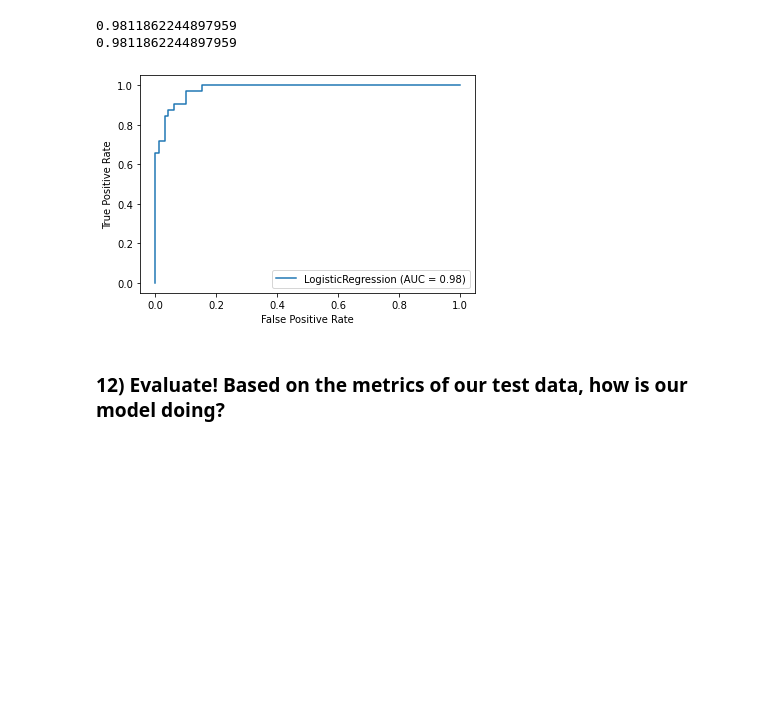
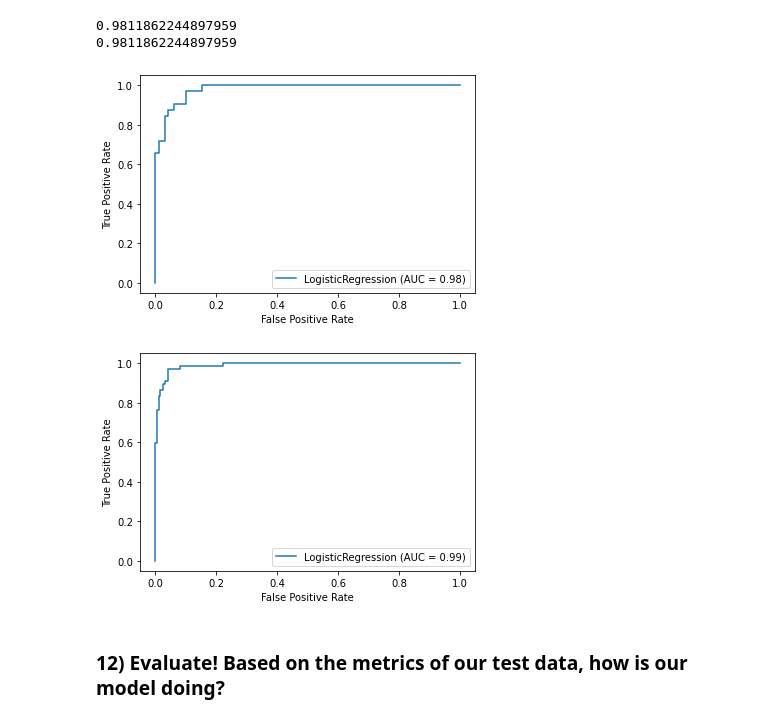
Before and after one commit to evanstaffen/NYC-DS-091922, a Jupyter notebook: CodeChallengeReviews/Phase3/P3-Code-Challenge-Review.ipynb, the cells around one changed output. Drawn from its saved outputs; the diff is of its cells as text; code cells hidden in the pictures; blank space fills up the shorter version.

```diff
--- a/CodeChallengeReviews/Phase3/P3-Code-Challenge-Review.ipynb
+++ b/CodeChallengeReviews/Phase3/P3-Code-Challenge-Review.ipynb
@@ -282,9 +303,11 @@ print(roc_auc_score(y_test, probs[:,1]))
 # %%
 # Plot the ROC curve
 from sklearn.metrics import plot_roc_curve
-plot_roc_curve(logreg, X_test_scaled, y_test);
+plot_roc_curve(logreg, X_test_scaled, y_test)
+plot_roc_curve(logreg, X_train_scaled, y_train);
 # %% [output]
 [figure]
+[figure, added]
 # %% [markdown]
 ### 12) Evaluate! Based on the metrics of our test data, how is our model doing?
 # %%
```
Also changed, not shown: parts of 2 cells of this notebook, 3 other files.
